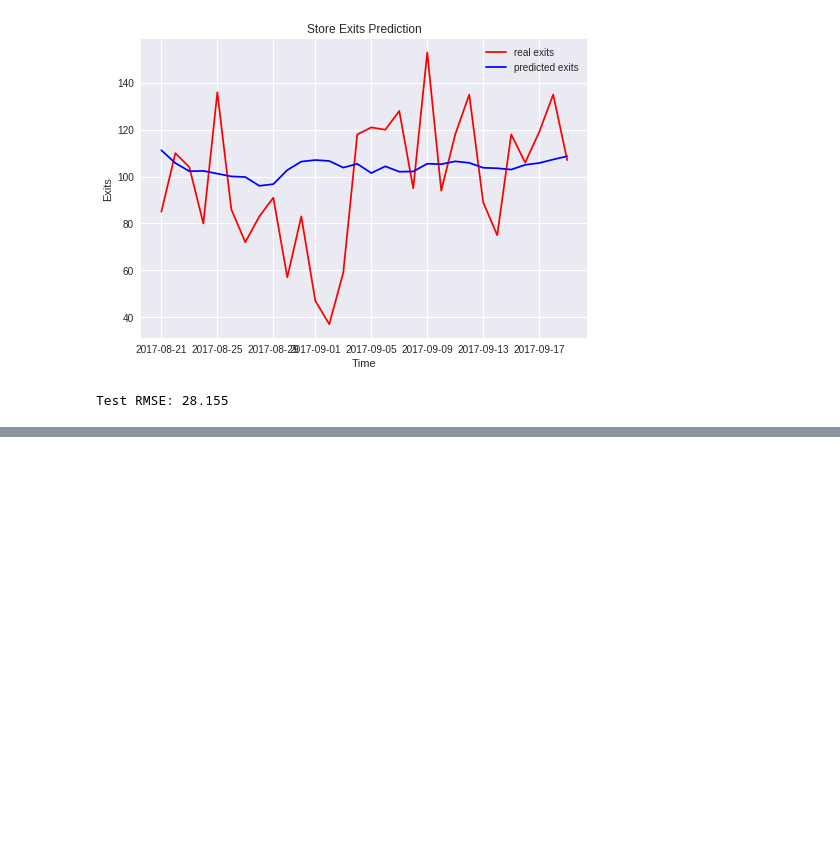
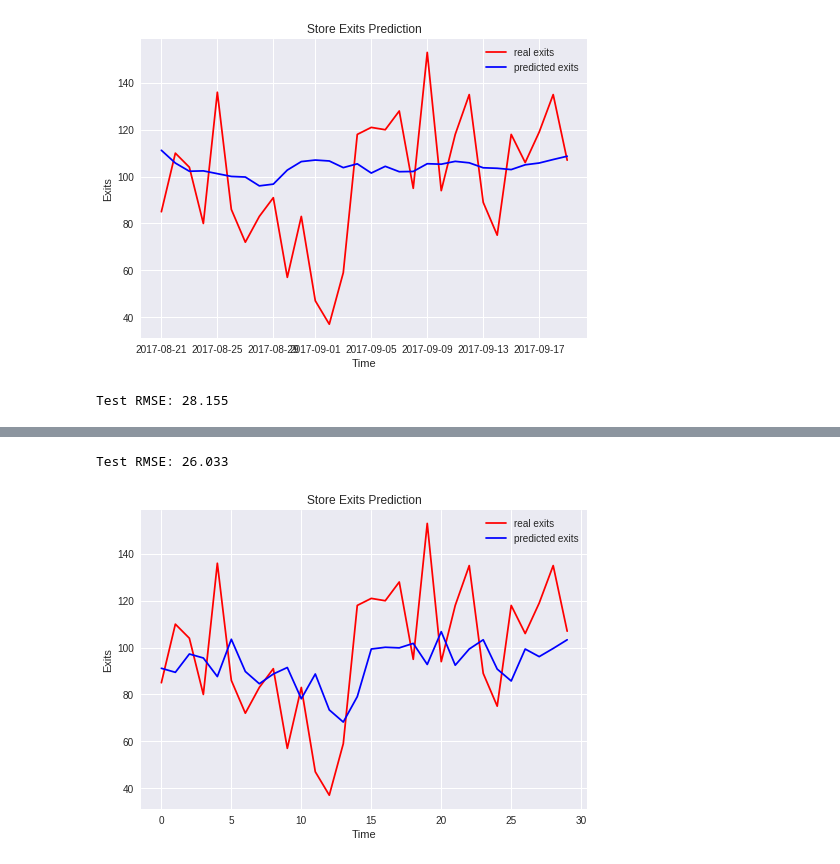
Before and after one commit to tbowling87/RetailExercise, a Jupyter notebook: Group_1_Retail_Exercise.ipynb, the cells around one changed output, grey strips where cells are left out. Saved outputs shown, nothing was run; the diff lists cells and outputs as text; code cells hidden in the pictures; blank space fills up the shorter version.

```diff
--- a/Group_1_Retail_Exercise.ipynb
+++ b/Group_1_Retail_Exercise.ipynb
@@ -667,0 +793,24 @@ Test RMSE: 28.155
+# %%
+# make a prediction
+yhat = lstm_model3.predict(test_X)
+test_X = test_X.reshape((test_X.shape[0], test_X.shape[2]))
+# invert scaling for forecast to revert data into original form
+inv_yhat = np.concatenate((test_X[:,0].reshape(-1,1), yhat, test_X[:, 2:]), axis=1)
+inv_yhat = mm_scaler.inverse_transform(inv_yhat)
+# Actual Input
+inv_xp=np.delete(inv_yhat,[1], axis = 1)
+#predicted output
+inv_yhat = inv_yhat[:,1]
+# invert scaling for actual
+test_y = test_y.reshape((len(test_y), 1))
+inv_y = np.concatenate((test_X[:,0].reshape(-1,1),test_y, test_X[:, 2:]), axis=1)
+inv_y = mm_scaler.inverse_transform(inv_y)
+#Actual output
+inv_y = inv_y[:,1]
+print("Actial Input:")
+print(inv_xp)
+print("Actual output:")
+print(inv_y)
+#predicted output will be offset by 1
+print("Predicted output:")
+print(inv_yhat)
@@ -667,0 +835,17 @@ Test RMSE: 28.155
+# %%
+# calculate RMSE
+rmse = math.sqrt(mean_squared_error(inv_y, inv_yhat))
+print('Test RMSE: %.3f' % rmse)
+# %% [output]
+Test RMSE: 26.033
+# %%
+#visualise the results
+plt.plot(inv_y, color='red', label='real exits')
+plt.plot(inv_yhat, color='blue', label='predicted exits')
+plt.title('Store Exits Prediction')
+plt.xlabel('Time')
+plt.ylabel('Exits')
+plt.legend()
+plt.show()
+# %% [output]
+[figure, added]
```
Also changed, not shown: parts of 10 cells of this notebook.
